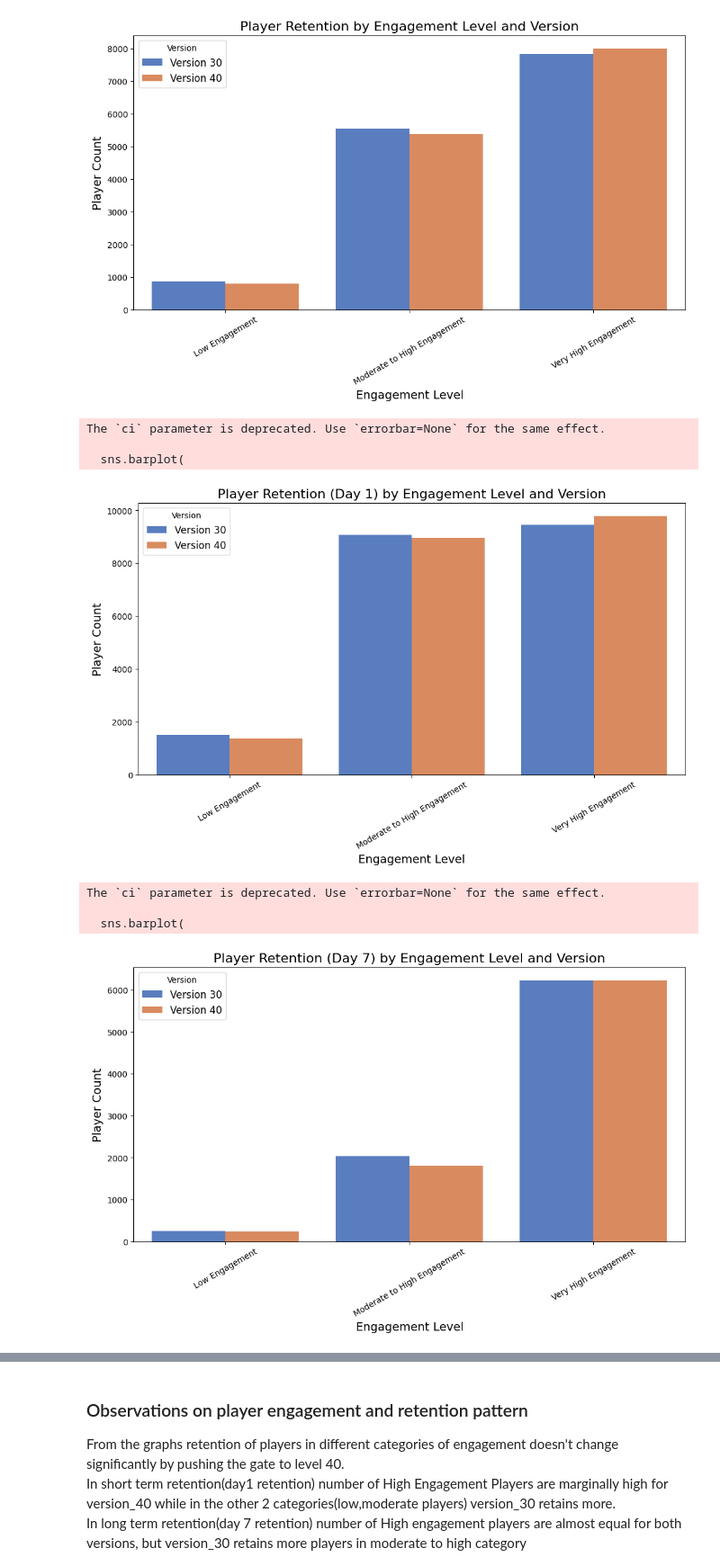
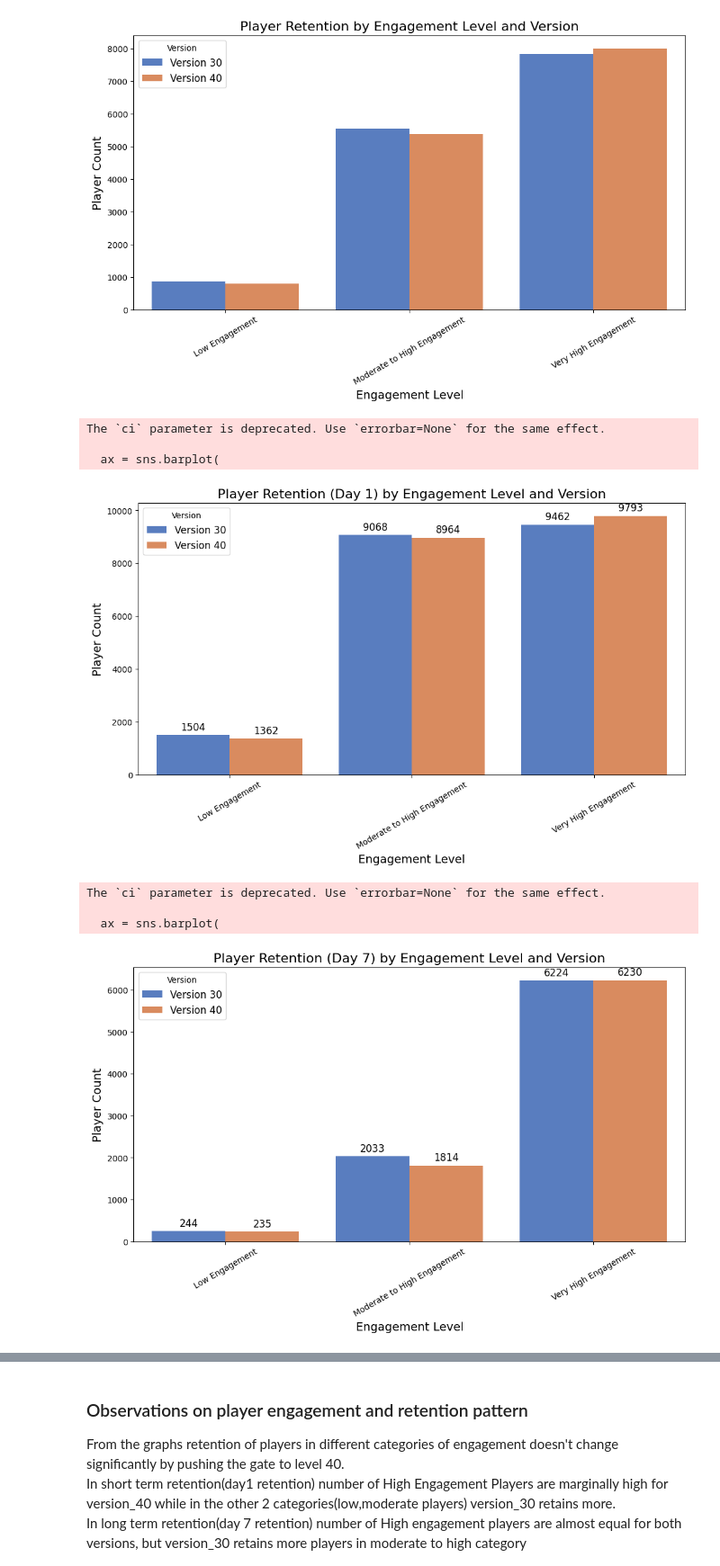
Before and after one commit to Skrishnaanjali/Cookie_cats_dataanalysis, a Jupyter notebook: Data_Analysis_cookiecats_final_draft.ipynb, the cells around one changed output, grey strips where cells are left out. Shown at 90% size. Cells and saved outputs as stored; diff of their text form; code cells hidden in the pictures.

Commit message:
combined graph for engagement_retention

```diff
--- a/Data_Analysis_cookiecats_final_draft.ipynb
+++ b/Data_Analysis_cookiecats_final_draft.ipynb
@@ -940,68 +940,57 @@ The `ci` parameter is deprecated. Use `errorbar=None` for the same effect.
 # %%
 import pandas as pd
 import seaborn as sns
 import matplotlib.pyplot as plt
 
-# DataFrames for retention_1 and retention_7 (assuming the data is prepared)
+# DataFrames for retention_1 and retention_7
 data_retention_1 = pd.DataFrame({
     'Retention': 'Day 1',
     'Engagement Level': ['Low Engagement', 'Moderate to High Engagement', 'Very High Engagement'] * 2,
     'Version': ['Version 30'] * 3 + ['Version 40'] * 3,
     'Count': [1504, 9068, 9462, 1362, 8964, 9793]
 })
 
 data_retention_7 = pd.DataFrame({
     'Retention': 'Day 7',
     'Engagement Level': ['Low Engagement', 'Moderate to High Engagement', 'Very High Engagement'] * 2,
     'Version': ['Version 30'] * 3 + ['Version 40'] * 3,
     'Count': [244, 2033, 6224, 235, 1814, 6230]
 })
 
-# Create separate plots for retention day 1 and day 7
+# Function to plot and annotate bar charts
+def plot_and_annotate(data, title):
+    plt.figure(figsize=(12, 6))
+    ax = sns.barplot(
+        data=data,
+        x='Engagement Level',
+        y='Count',
+        hue='Version',
+        ci=None,
+        palette='muted'
+    )
+    plt.title(title, fontsize=16)
+    plt.xlabel('Engagement Level', fontsize=14)
+    plt.ylabel('Player Count', fontsize=14)
+    plt.legend(title='Version', fontsize=12)
+    plt.xticks(rotation=30)
 
-# Plot for retention day 1
-plt.figure(figsize=(12, 6))
-sns.barplot(
-    data=data_retention_1,
-    x='Engagement Level',
-    y='Count',
-    hue='Version',
-    ci=None,
-    palette='muted'
-)
+    # Annotate each bar with player count values
+    for container in ax.containers:
+        ax.bar_label(container, fmt='%d', label_type='edge', fontsize=12, padding=3)
 
-# Add titles and labels for Day 1
-plt.title('Player Retention (Day 1) by Engagement Level and Version', fontsize=16)
-plt.xlabel('Engagement Level', fontsize=14)
-plt.ylabel('Player Count', fontsize=14)
-plt.legend(title='Version', fontsize=12)
-plt.xticks(rotation=30)
-plt.show()
+    plt.show()
 
-# Plot for retention day 7
-plt.figure(figsize=(12, 6))
-sns.barplot(
-    data=data_retention_7,
-    x='Engagement Level',
-    y='Count',
-    hue='Version',
-    ci=None,
-    palette='muted'
-)
+# Plot and annotate for Day 1 retention
+plot_and_annotate(data_retention_1, 'Player Retention (Day 1) by Engagement Level and Version')
 
-# Add titles and labels for Day 7
-plt.title('Player Retention (Day 7) by Engagement Level and Version', fontsize=16)
-plt.xlabel('Engagement Level', fontsize=14)
-plt.ylabel('Player Count', fontsize=14)
-plt.legend(title='Version', fontsize=12)
-plt.xticks(rotation=30)
-plt.show()
+# Plot and annotate for Day 7 retention
+plot_and_annotate(data_retention_7, 'Player Retention (Day 7) by Engagement Level and Version')
 # %% [output]
 The `ci` parameter is deprecated. Use `errorbar=None` for the same effect.
 
-  sns.barplot(
+  ax = sns.barplot(
-[figure, old version]
+[figure, new version]
 The `ci` parameter is deprecated. Use `errorbar=None` for the same effect.
 
-  sns.barplot(
+  ax = sns.barplot(
-[figure, old version]
+[figure, new version]
```
Also changed, not shown: parts of 1 cell of this notebook.
